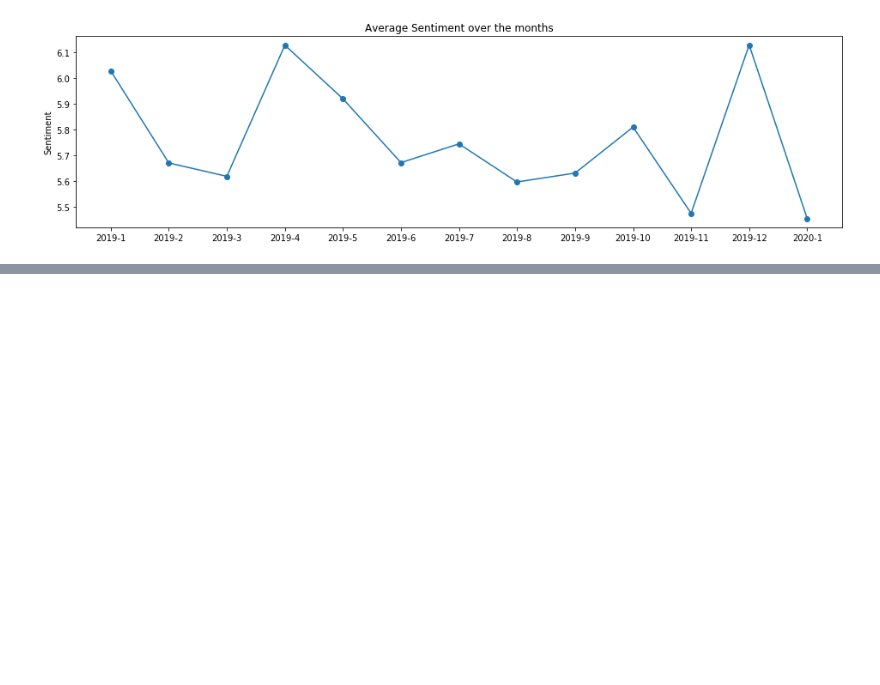
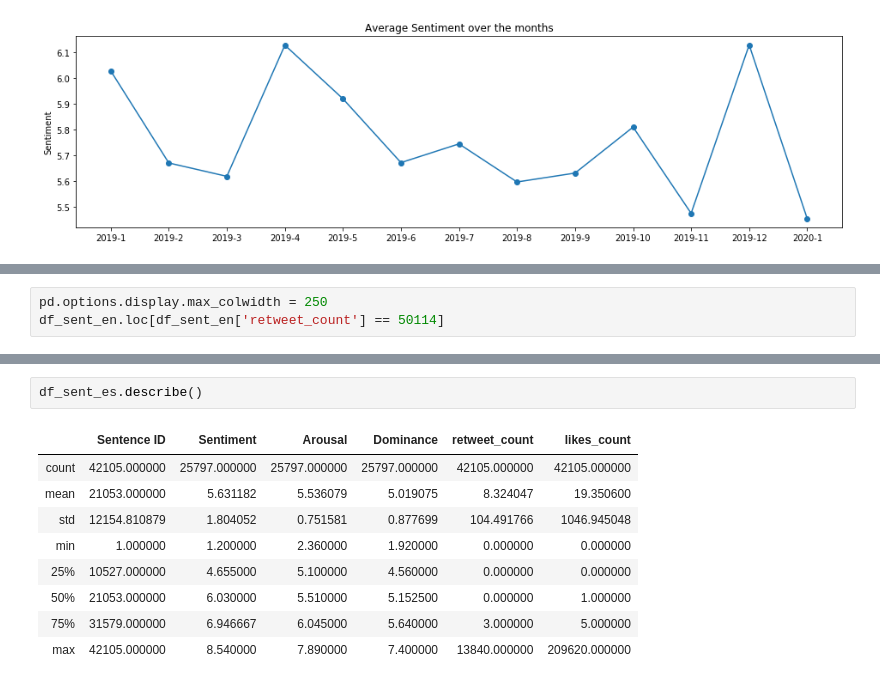
Before and after one commit to chrisgcs/BW_Proyecto, a Jupyter notebook: Word Vectors y Sentiment.ipynb, the cells around one changed output, grey strips where cells are left out. Cells and saved outputs as stored; diff of their text form; blank space fills up the shorter version.

Commit message:
tweet con mas retweet y likes ambos
LA GRETA

```diff
--- a/Word Vectors y Sentiment.ipynb
+++ b/Word Vectors y Sentiment.ipynb
@@ -821,0 +848,3 @@ ValueError: setting an array element with a sequence.
+# %%
+pd.options.display.max_colwidth = 250
+df_sent_en.loc[df_sent_en['retweet_count'] == 50114]
@@ -821,0 +854,12 @@ ValueError: setting an array element with a sequence.
+# %%
+df_sent_es.describe()
+# %% [output]
+|  | Sentence ID | Sentiment | Arousal | Dominance | retweet_count | likes_count |
+| count | 42105.000000 | 25797.000000 | 25797.000000 | 25797.000000 | 42105.000000 | 42105.000000 |
+| mean | 21053.000000 | 5.631182 | 5.536079 | 5.019075 | 8.324047 | 19.350600 |
+| std | 12154.810879 | 1.804052 | 0.751581 | 0.877699 | 104.491766 | 1046.945048 |
+| min | 1.000000 | 1.200000 | 2.360000 | 1.920000 | 0.000000 | 0.000000 |
+| 25% | 10527.000000 | 4.655000 | 5.100000 | 4.560000 | 0.000000 | 0.000000 |
+| 50% | 21053.000000 | 6.030000 | 5.510000 | 5.152500 | 0.000000 | 1.000000 |
+| 75% | 31579.000000 | 6.946667 | 6.045000 | 5.640000 | 3.000000 | 5.000000 |
+| max | 42105.000000 | 8.540000 | 7.890000 | 7.400000 | 13840.000000 | 209620.000000 |
```
Also changed, not shown: parts of 5 cells of this notebook.
